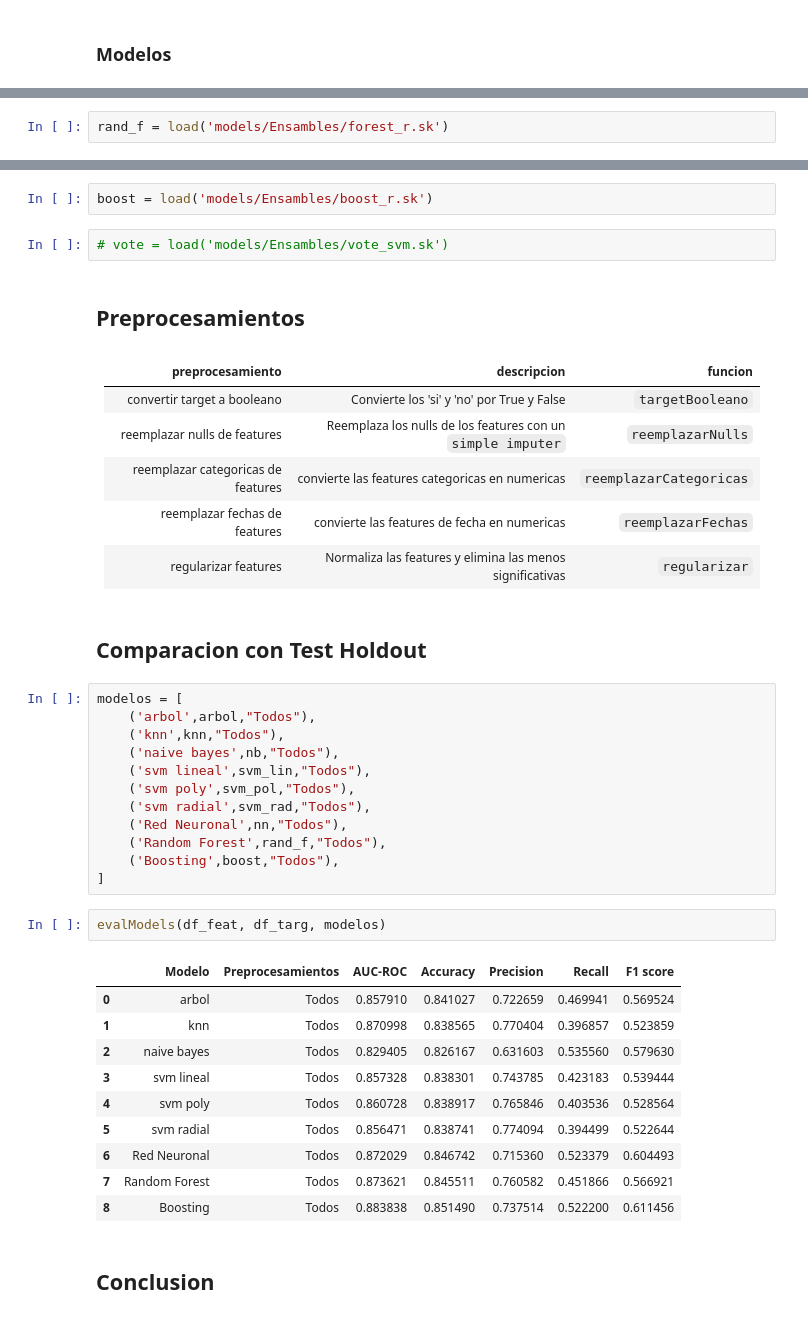
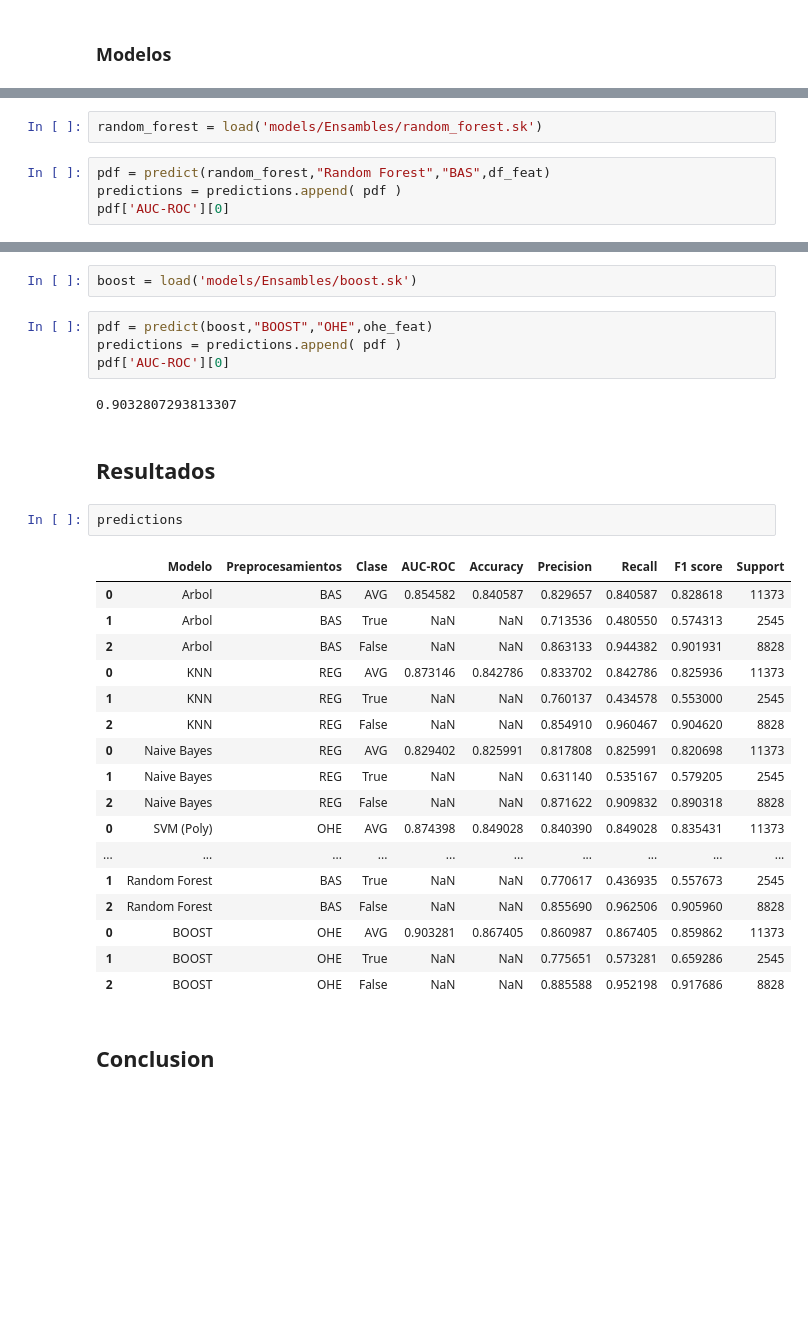
Before and after one commit to NicolasEzequielZulaicaRivera/OD_TPS, a Jupyter notebook: TP2/entrega.ipynb, the cells around one changed output, grey strips where cells are left out. Drawn from its saved outputs; the diff is of its cells as text; blank space fills up the shorter version.

```diff
--- a/TP2/entrega.ipynb
+++ b/TP2/entrega.ipynb
@@ -57,2 +135,6 @@ nn = load('models/NN/mlp_cls_r.sk')
 # %%
-rand_f = load('models/Ensambles/forest_r.sk')
+random_forest = load('models/Ensambles/random_forest.sk')
+# %%
+pdf = predict(random_forest,"Random Forest","BAS",df_feat)
+predictions = predictions.append( pdf )
+pdf['AUC-ROC'][0]
@@ -59,44 +145,33 @@ rand_f = load('models/Ensambles/forest_r.sk')
 # %%
-boost = load('models/Ensambles/boost_r.sk')
+boost = load('models/Ensambles/boost.sk')
-# %%
-# vote = load('models/Ensambles/vote_svm.sk')
-# %% [markdown]
-## Preprocesamientos
-# %% [markdown]
-preprocesamiento | descripcion | funcion
-:--:|:--:|:--:
- convertir target a booleano | Convierte los 'si' y 'no' por True y False | `targetBooleano`
- reemplazar nulls de features | Reemplaza los nulls de los features con un `simple imputer` | `reemplazarNulls`
- reemplazar categoricas de features | convierte las features categoricas en numericas | `reemplazarCategoricas`
- reemplazar fechas de features | convierte las features de fecha en numericas | `reemplazarFechas`
- regularizar features | Normaliza las features y elimina las menos significativas | `regularizar`
+# %%
+pdf = predict(boost,"BOOST","OHE",ohe_feat)
+predictions = predictions.append( pdf )
+pdf['AUC-ROC'][0]
+# %% [output]
+0.9032807293813307
 # %% [markdown]
-## Comparacion con Test Holdout
+## Resultados
 # %%
-modelos = [
-    ('arbol',arbol,"Todos"),
-    ('knn',knn,"Todos"),
-    ('naive bayes',nb,"Todos"),
-    ('svm lineal',svm_lin,"Todos"),
-    ('svm poly',svm_pol,"Todos"),
-    ('svm radial',svm_rad,"Todos"),
-    ('Red Neuronal',nn,"Todos"),
-    ('Random Forest',rand_f,"Todos"),
-    ('Boosting',boost,"Todos"),
-]
+predictions
+# %% [output]
+|  | Modelo | Preprocesamientos | Clase | AUC-ROC | Accuracy | Precision | Recall | F1 score | Support |
+| 0 | Arbol | BAS | AVG | 0.854582 | 0.840587 | 0.829657 | 0.840587 | 0.828618 | 11373 |
+| 1 | Arbol | BAS | True | NaN | NaN | 0.713536 | 0.480550 | 0.574313 | 2545 |
+| 2 | Arbol | BAS | False | NaN | NaN | 0.863133 | 0.944382 | 0.901931 | 8828 |
+| 0 | KNN | REG | AVG | 0.873146 | 0.842786 | 0.833702 | 0.842786 | 0.825936 | 11373 |
+| 1 | KNN | REG | True | NaN | NaN | 0.760137 | 0.434578 | 0.553000 | 2545 |
+| 2 | KNN | REG | False | NaN | NaN | 0.854910 | 0.960467 | 0.904620 | 8828 |
+| 0 | Naive Bayes | REG | AVG | 0.829402 | 0.825991 | 0.817808 | 0.825991 | 0.820698 | 11373 |
+| 1 | Naive Bayes | REG | True | NaN | NaN | 0.631140 | 0.535167 | 0.579205 | 2545 |
+| 2 | Naive Bayes | REG | False | NaN | NaN | 0.871622 | 0.909832 | 0.890318 | 8828 |
+| 0 | SVM (Poly) | OHE | AVG | 0.874398 | 0.849028 | 0.840390 | 0.849028 | 0.835431 | 11373 |
+| ... | ... | ... | ... | ... | ... | ... | ... | ... | ... |
+| 1 | Random Forest | BAS | True | NaN | NaN | 0.770617 | 0.436935 | 0.557673 | 2545 |
+| 2 | Random Forest | BAS | False | NaN | NaN | 0.855690 | 0.962506 | 0.905960 | 8828 |
+| 0 | BOOST | OHE | AVG | 0.903281 | 0.867405 | 0.860987 | 0.867405 | 0.859862 | 11373 |
+| 1 | BOOST | OHE | True | NaN | NaN | 0.775651 | 0.573281 | 0.659286 | 2545 |
+| 2 | BOOST | OHE | False | NaN | NaN | 0.885588 | 0.952198 | 0.917686 | 8828 |
-# %%
-evalModels(df_feat, df_targ, modelos)
-# %% [output]
-|  | Modelo | Preprocesamientos | AUC-ROC | Accuracy | Precision | Recall | F1 score |
-| 0 | arbol | Todos | 0.857910 | 0.841027 | 0.722659 | 0.469941 | 0.569524 |
-| 1 | knn | Todos | 0.870998 | 0.838565 | 0.770404 | 0.396857 | 0.523859 |
-| 2 | naive bayes | Todos | 0.829405 | 0.826167 | 0.631603 | 0.535560 | 0.579630 |
-| 3 | svm lineal | Todos | 0.857328 | 0.838301 | 0.743785 | 0.423183 | 0.539444 |
-| 4 | svm poly | Todos | 0.860728 | 0.838917 | 0.765846 | 0.403536 | 0.528564 |
-| 5 | svm radial | Todos | 0.856471 | 0.838741 | 0.774094 | 0.394499 | 0.522644 |
-| 6 | Red Neuronal | Todos | 0.872029 | 0.846742 | 0.715360 | 0.523379 | 0.604493 |
-| 7 | Random Forest | Todos | 0.873621 | 0.845511 | 0.760582 | 0.451866 | 0.566921 |
-| 8 | Boosting | Todos | 0.883838 | 0.851490 | 0.737514 | 0.522200 | 0.611456 |
 # %% [markdown]
 ## Conclusion
 # %% [markdown]
```
Also changed, not shown: parts of 38 cells of this notebook, 6 other files.
